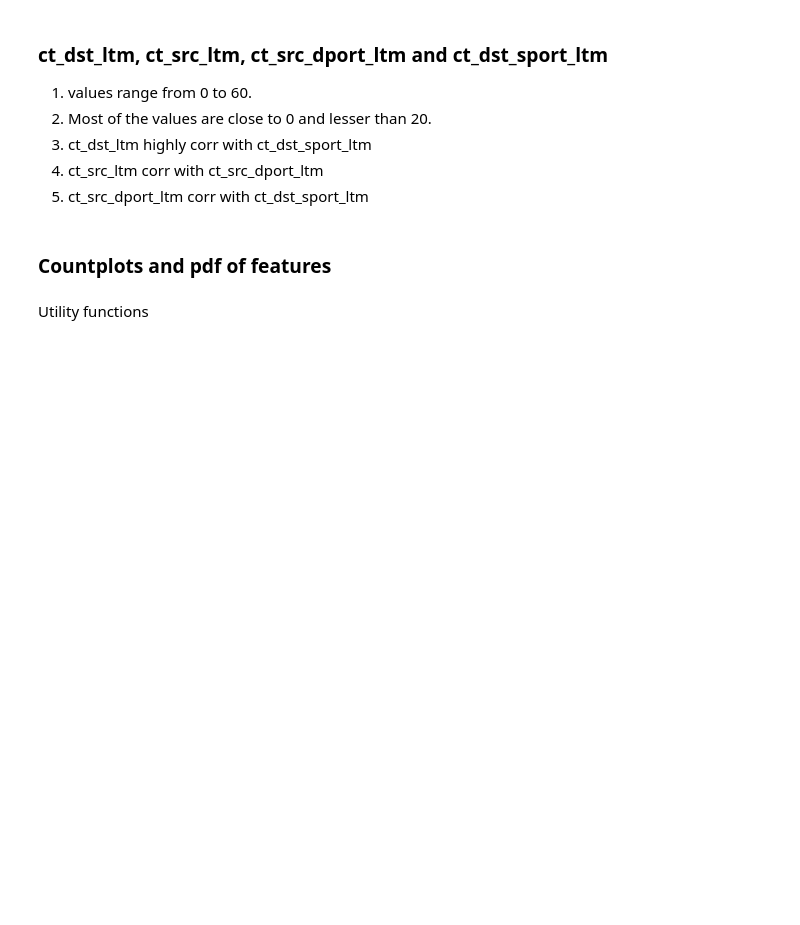
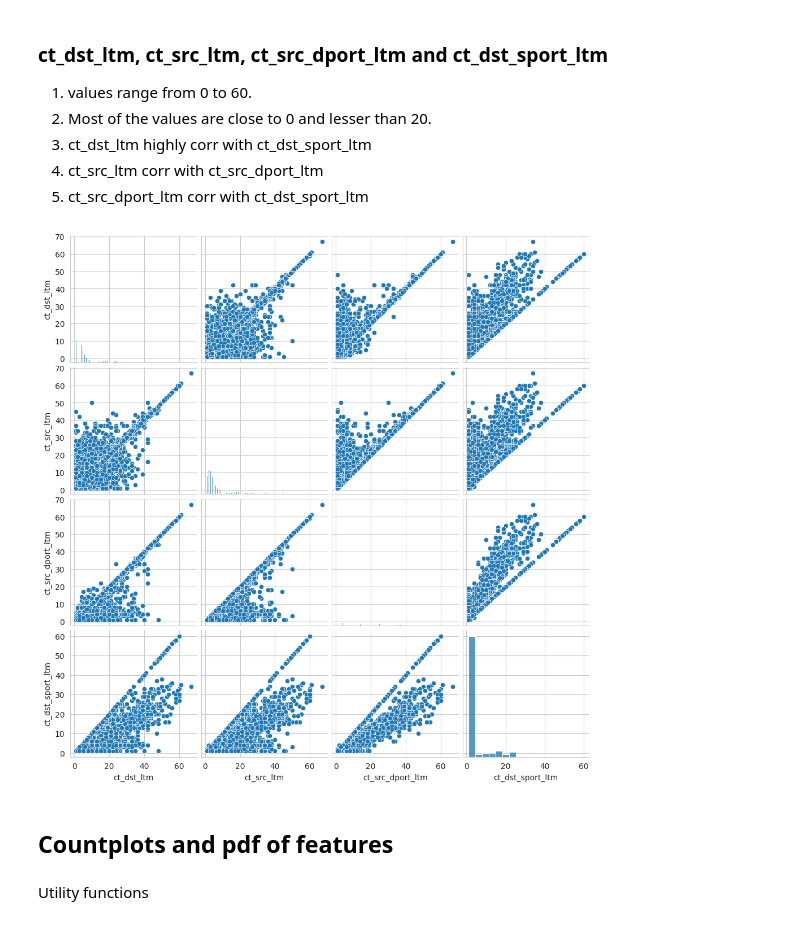
Before and after one commit to Engineer-Ayesha-Shafique/Intrusion-Detection-System--UNSW_NB15, a Jupyter notebook: IDS.ipynb, the cells around one changed output. Cells and saved outputs as stored; diff of their text form; code cells hidden in the pictures; blank space fills up the shorter version.

```diff
--- a/IDS.ipynb
+++ b/IDS.ipynb
@@ -660,10 +723,12 @@ plt.show()
 4. ct_src_ltm corr with ct_src_dport_ltm
 5. ct_src_dport_ltm corr with ct_dst_sport_ltm
 # %%
-sns.pairplot(train, vars=['ct_dst_ltm', 'ct_src_ltm', 'ct_src_dport_ltm', 'ct_dst_sport_ltm'])
+sns.pairplot(sampled_train, vars=['ct_dst_ltm', 'ct_src_ltm', 'ct_src_dport_ltm', 'ct_dst_sport_ltm'])
 plt.show()
+# %% [output]
+[figure, added]
 # %% [markdown]
-### Countplots and pdf of features
+## Countplots and pdf of features
 # %% [markdown]
 Utility functions
 # %%
```
Also changed, not shown: parts of 263 cells of this notebook.
